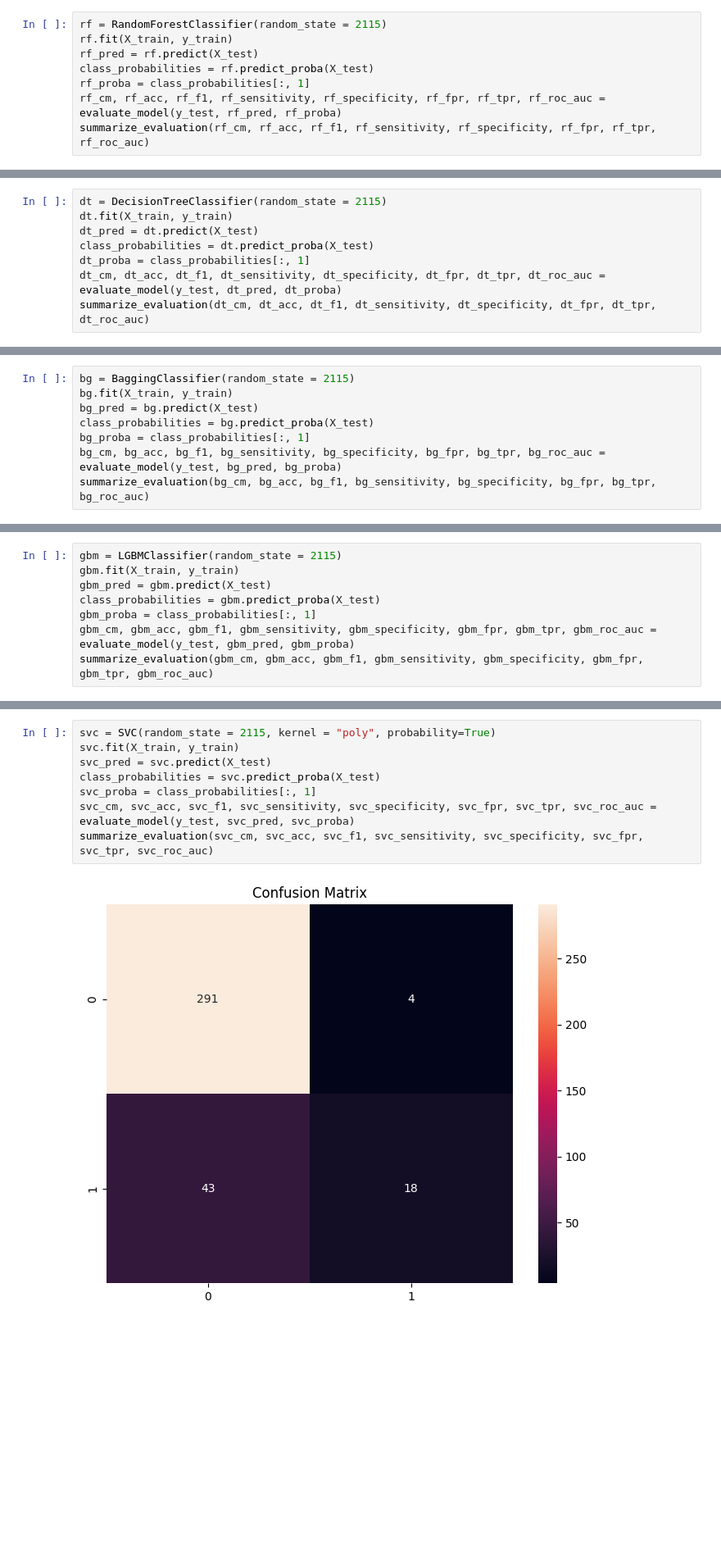
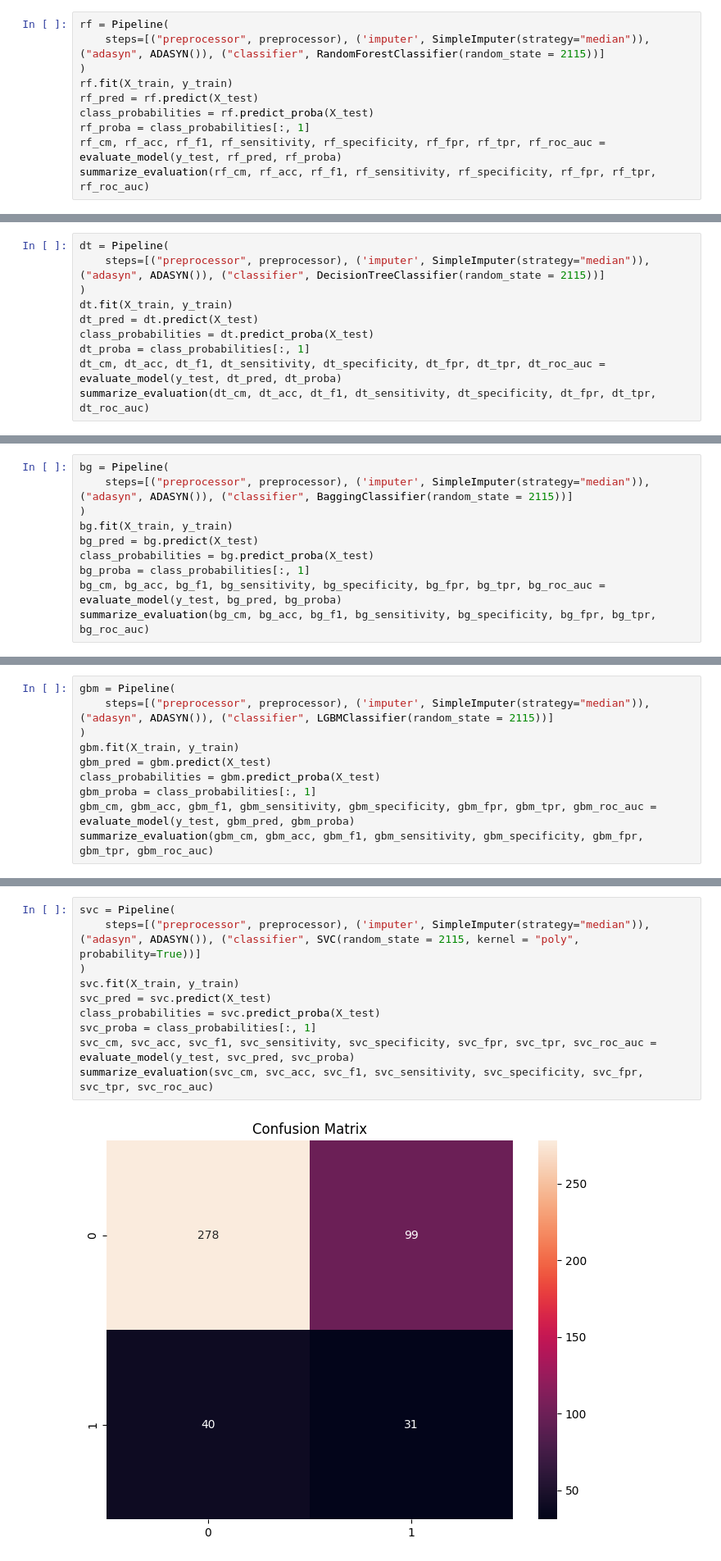
Before and after one commit to Michciak/DataGigaChads_BHL9, a Jupyter notebook: modeling.ipynb, the cells around one changed output, grey strips where cells are left out. Shown at 82% size. Drawn from its saved outputs; the diff is of its cells as text; blank space fills up the shorter version.

```diff
--- a/modeling.ipynb
+++ b/modeling.ipynb
@@ -158,7 +210,9 @@ Specificity reached on test data: 0.7297297297297297
 # %% [markdown]
 ### Random Forest
 # %%
-rf = RandomForestClassifier(random_state = 2115)
+rf = Pipeline(
+    steps=[("preprocessor", preprocessor), ('imputer', SimpleImputer(strategy="median")), ("adasyn", ADASYN()), ("classifier", RandomForestClassifier(random_state = 2115))]
+)
 rf.fit(X_train, y_train)
 rf_pred = rf.predict(X_test)
 class_probabilities = rf.predict_proba(X_test)
@@ -175,7 +229,9 @@ Specificity reached on test data: 0.7777777777777778
 # %% [markdown]
 ### Decision Tree
 # %%
-dt = DecisionTreeClassifier(random_state = 2115)
+dt = Pipeline(
+    steps=[("preprocessor", preprocessor), ('imputer', SimpleImputer(strategy="median")), ("adasyn", ADASYN()), ("classifier", DecisionTreeClassifier(random_state = 2115))]
+)
 dt.fit(X_train, y_train)
 dt_pred = dt.predict(X_test)
 class_probabilities = dt.predict_proba(X_test)
@@ -192,7 +248,9 @@ Specificity reached on test data: 0.4927536231884058
 # %% [markdown]
 ### Bagging
 # %%
-bg = BaggingClassifier(random_state = 2115)
+bg = Pipeline(
+    steps=[("preprocessor", preprocessor), ('imputer', SimpleImputer(strategy="median")), ("adasyn", ADASYN()), ("classifier", BaggingClassifier(random_state = 2115))]
+)
 bg.fit(X_train, y_train)
 bg_pred = bg.predict(X_test)
 class_probabilities = bg.predict_proba(X_test)
@@ -209,7 +267,9 @@ Specificity reached on test data: 0.6590909090909091
 # %% [markdown]
 ### LightGBM
 # %%
-gbm = LGBMClassifier(random_state = 2115)
+gbm = Pipeline(
+    steps=[("preprocessor", preprocessor), ('imputer', SimpleImputer(strategy="median")), ("adasyn", ADASYN()), ("classifier", LGBMClassifier(random_state = 2115))]
+)
 gbm.fit(X_train, y_train)
 gbm_pred = gbm.predict(X_test)
 class_probabilities = gbm.predict_proba(X_test)
@@ -234,12 +281,14 @@ Specificity reached on test data: 0.8055555555555556
 # %% [markdown]
 ### SVM
 # %%
-svc = SVC(random_state = 2115, kernel = "poly", probability=True)
+svc = Pipeline(
+    steps=[("preprocessor", preprocessor), ('imputer', SimpleImputer(strategy="median")), ("adasyn", ADASYN()), ("classifier", SVC(random_state = 2115, kernel = "poly", probability=True))]
+)
 svc.fit(X_train, y_train)
 svc_pred = svc.predict(X_test)
 class_probabilities = svc.predict_proba(X_test)
 svc_proba = class_probabilities[:, 1]
 svc_cm, svc_acc, svc_f1, svc_sensitivity, svc_specificity, svc_fpr, svc_tpr, svc_roc_auc = evaluate_model(y_test, svc_pred, svc_proba)
 summarize_evaluation(svc_cm, svc_acc, svc_f1, svc_sensitivity, svc_specificity, svc_fpr, svc_tpr, svc_roc_auc)
 # %% [output]
-[figure, old version]
+[figure, new version]
```
Also changed, not shown: parts of 44 cells of this notebook, 3 other files.
